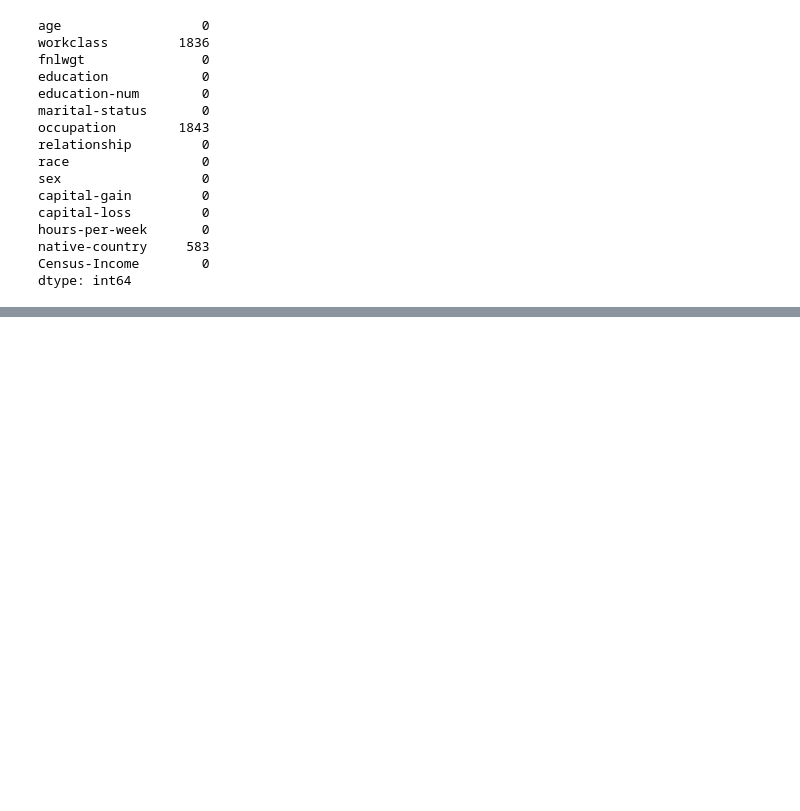
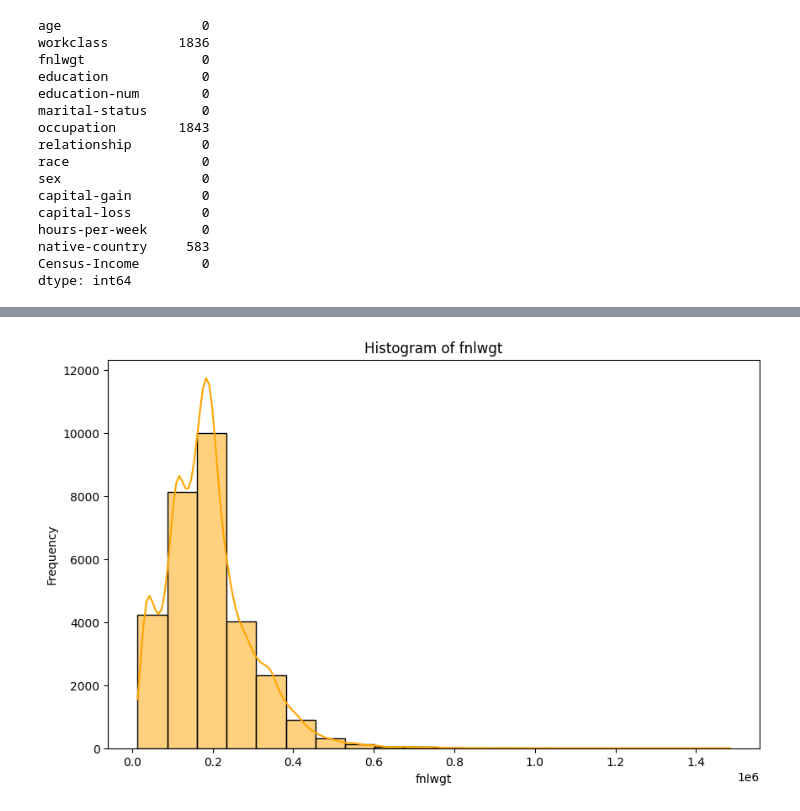
Before and after one commit to ThiseniSenethma/Prediction-of-income-per-year-based-on-Census-Data-with-Na-ve-Bayes-and-Random-Forest-Classification, a Jupyter notebook: ML_cw.ipynb, the cells around one changed output, grey strips where cells are left out. Cells and saved outputs as stored; diff of their text form; code cells hidden in the pictures; blank space fills up the shorter version.

```diff
--- a/ML_cw.ipynb
+++ b/ML_cw.ipynb
@@ -153,0 +158,10 @@ df.columns = headers
+# %%
+# Assuming df_cleaned is your cleaned DataFrame
+plt.figure(figsize=(10, 6))
+sns.histplot(df_cleaned['fnlwgt'], bins=20, kde=True, color='orange')
+plt.title('Histogram of fnlwgt')
+plt.xlabel('fnlwgt')
+plt.ylabel('Frequency')
+plt.show()
+# %% [output]
+[figure, added]
```
Also changed, not shown: parts of 15 cells of this notebook.
